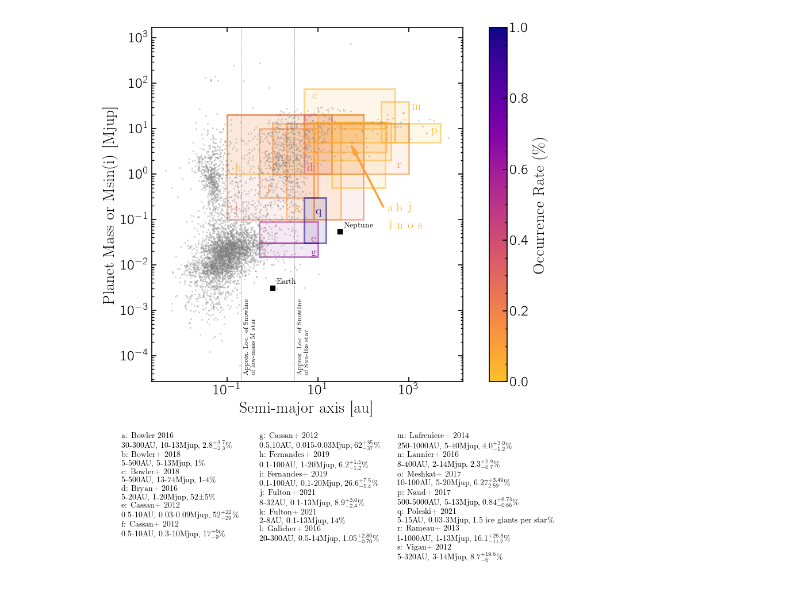
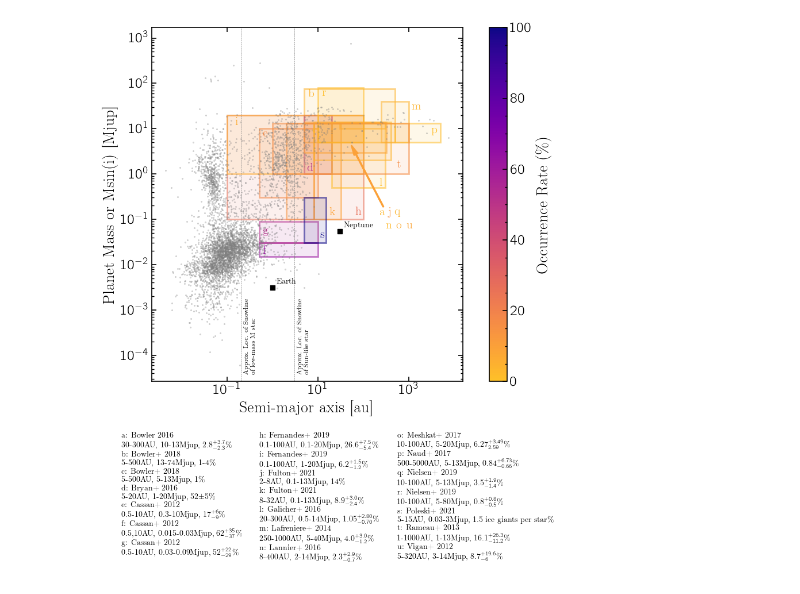
Before and after one commit to logan-pearce/occurrence-rate-plot, a Jupyter notebook: Occurrence rates plot.ipynb, the cells around one changed output. Cells and saved outputs as stored; diff of their text form; code cells hidden in the pictures.

Commit message:
fixed bugs and added nielsen gpi paper

```diff
--- a/Occurrence rates plot.ipynb
+++ b/Occurrence rates plot.ipynb
@@ -125,6 +125,12 @@ data2 = [
     {'Reference':'Poleski+ 2021','Sep [AU]':'5-15', 'Sep upper':15, 'Sep lower':5,
          'Mass [Mjup]':'0.03-3','Mass upper': 0.3, 'Mass lower':0.03,
          'Fraction':150, 'f %':'1.5 ice giants per star', 'Upper Limit':False},
+    {'Reference':'Nielsen+ 2019','Sep [AU]':'10-100', 'Sep upper':100, 'Sep lower':10,
+         'Mass [Mjup]':'5-13','Mass upper': 13, 'Mass lower':5,
+         'Fraction':3.5, 'f %':'3.5$^{+1.9}_{-1.4}$', 'Upper Limit':False},
+    {'Reference':'Nielsen+ 2019','Sep [AU]':'10-100', 'Sep upper':100, 'Sep lower':10,
+         'Mass [Mjup]':'5-80','Mass upper': 80, 'Mass lower':5,
+         'Fraction':0.8, 'f %':'0.8$^{+0.8}_{-0.5}$', 'Upper Limit':False},
 ]
 
 df = df.append(data2)
@@ -193,7 +199,6 @@ def AddFilledRectangle(ml,mh,al,ah,lw,ls,edgecolor,facecolor,alpha):
     plt.gca().add_patch(r)
 
 %matplotlib inline
-from matplotlib.collections import PatchCollection
 from matplotlib.patches import Rectangle
 
 def MakePlot(plot_upperlimits = True, savename = 'exoplanet-occurrence-rates-version2.png',
@@ -240,14 +245,14 @@ def MakePlot(plot_upperlimits = True, savename = 'exoplanet-occurrence-rates-ver
     else:
         groupx = +90
         groupy = -100
-        offsetdict = {'a':[groupx-30,groupy-10],'b':[groupx+25,groupy-10], 'c':[+10,-12],
-                      'd':[+3,-70], 'e':[+65,-25],
-                     'f':[+10,-80], 'g':[+65,-15], 'h':[+10,-70],
-                     'i':[+10,-120], 'j':[groupx+28,groupy-8], 'k':[+10,-110],
-                     'l':[groupx-18,groupy-33],
-                     'm':[+38,-10], 'n':[groupx+14,groupy-33], 'o':[groupx+22,groupy-42],
-                     'p':[+45,-12], 'q':[+14,-20],
-                     'r':[+155,-55], 's':[groupx+52,groupy-33],
+        offsetdict = {'a':[groupx-40,groupy-15],'b':[+5,-10], 'c':[+10,-12],
+                      'd':[+3,-70], 'e':[+5,-10],
+                     'f':[+5,-13], 'g':[+5,-15], 'h':[+160,-125],
+                     'i':[+10,-12], 'j':[groupx+37,groupy-15], 'k':[+20,-115],
+                     'l':[+60,-80],
+                     'm':[+38,-10], 'n':[groupx,groupy-33], 'o':[groupx+22-14,groupy-42],
+                     'p':[+45,-12], 'q':[groupx+6, groupy-14], 'r':[+5,-10], 's':[+20,-50],
+                     't':[+155,-55], 'u':[groupx+52-14,groupy-33],
                     }
 
     norm = matplotlib.colors.Normalize(vmin=color_vmin, vmax=color_vmax)
@@ -296,39 +301,39 @@ def MakePlot(plot_upperlimits = True, savename = 'exoplanet-occurrence-rates-ver
             txt = r''
             for j in range(len(df))[inds[i-1]:inds[i]]:
                 txt += str(df['Reference Letter']) + ': ' + str(df['Reference'][j]) + '\n'
-                txt += str(df['Sep [AU]'][j]) + 'AU, '+ str(df['Mass [Mjup]'][j]) +\
-                                'Mjup, ' +str(df['f %'][j]) + '\% \n'
+                txt += str(df['Sep [AU]'][j]) + ' AU, '+ str(df['Mass [Mjup]'][j]) +\
+                                ' Mjup, ' +str(df['f %'][j]) + '\% \n'
             fig.text(xtxt[i-1], 0, txt, ha='left', va='top')
     else:
         not_upper_limits = np.where(~df['Upper Limit'])[0]
         inds = np.linspace(0,len(not_upper_limits),ncolumns+1)
         inds = [int(ind) for ind in inds]
         for i in range(1,len(inds)):
             txt = r''
             for j in not_upper_limits[inds[i-1]:inds[i]]:
                 txt += str(df['Reference Letter Without Upper Limits'][j]) + ': ' + \
                                 str(df['Reference'][j]) + '\n'
                 txt += str(df['Sep [AU]'][j]) + 'AU, '+ str(df['Mass [Mjup]'][j]) +\
                             'Mjup, ' +str(df['f %'][j]) + '\% \n'
             fig.text(xtxt[i-1], 0, txt, ha='left', va='top')
 
 
-    img = plt.imshow(np.array([[0,100]]), cmap=cmap, vmin=color_vmin, vmax=color_vmax)
+    img = plt.imshow(np.array([[0,100]]), cmap=cmap, vmin=color_vmin*100, vmax=color_vmax*100)
     img.set_visible(False)
     cbar = plt.colorbar(orientation="vertical")
     cbar.ax.set_ylabel('Occurrence Rate (\%)')
     cbar.ax.set_ylim(bottom = 0)
 
     plt.gca().set_xscale('log')
     plt.gca().set_yscale('log')
     plt.xlabel('Semi-major axis [au]')
     plt.ylabel('Planet Mass or Msin(i) [Mjup]')
     plt.savefig(savename,bbox_inches='tight')
     plt.show()
 
-#MakePlot(plot_upperlimits = True, savename = 'exoplanet-occurrence-rates-version2-withupperlimits.png')
-MakePlot(plot_upperlimits = False, savename = 'exoplanet-occurrence-rates-version2.png',
+#MakePlot(plot_upperlimits = True, savename = 'exoplanet-occurrence-rates-withupperlimits.png')
+MakePlot(plot_upperlimits = False, savename = 'exoplanet-occurrence-rates.png',
         colormap = 'plasma_r', figsize=(12,8), ncolumns = 3, xtxt = [0.25,0.45,0.65],
         color_vmin = -0.15, color_vmax = 1)
 # %% [output]
-[figure, old version]
+[figure, new version]
```
Also changed, not shown: parts of 1 cell of this notebook, 2 other files.
